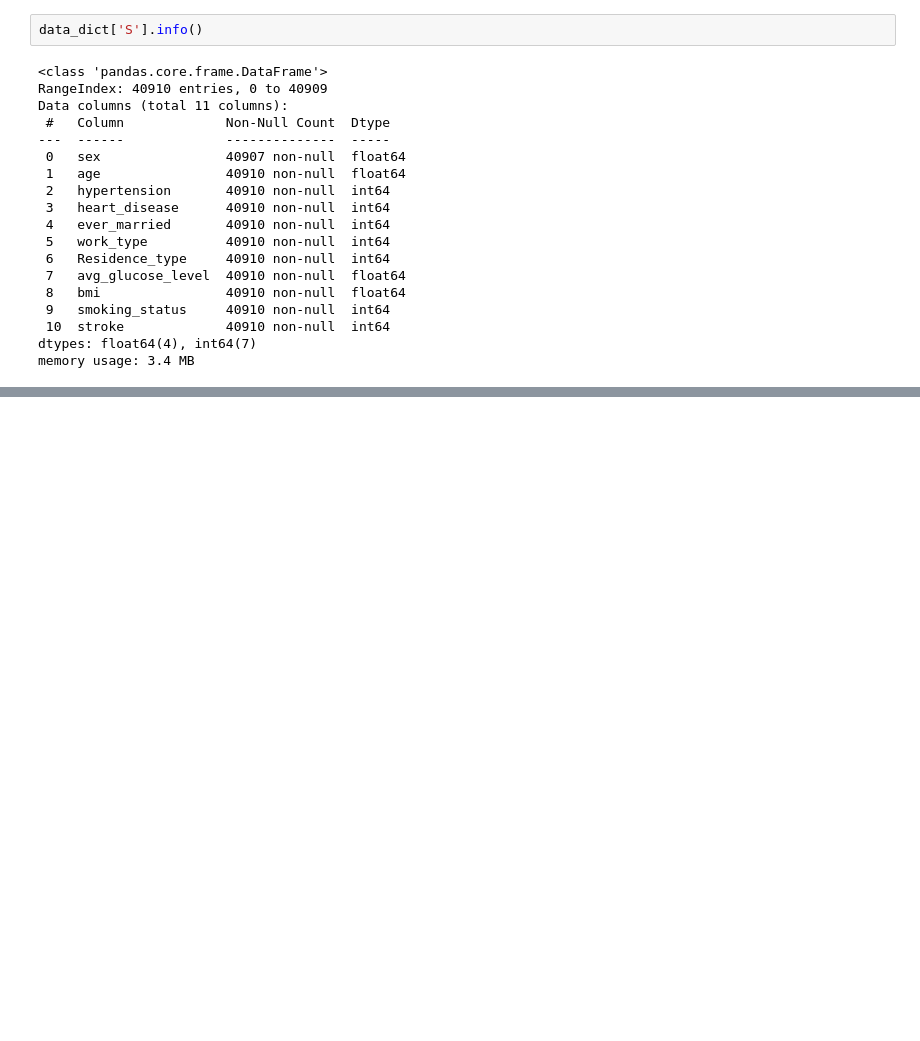
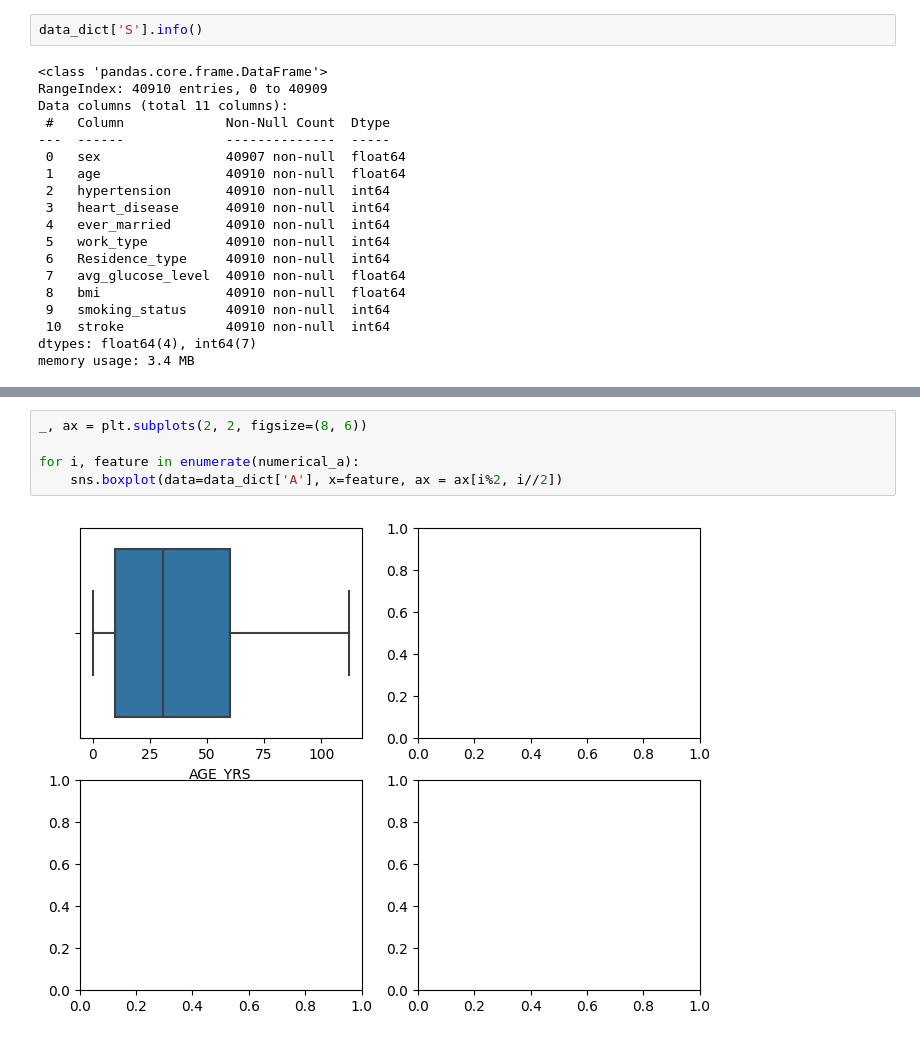
Before and after one commit to wonghorngwoei/FYP_TP055241, a Jupyter notebook: notebook/disease.ipynb, the cells around one changed output, grey strips where cells are left out. Cells and saved outputs as stored; diff of their text form; blank space fills up the shorter version.

```diff
--- a/notebook/disease.ipynb
+++ b/notebook/disease.ipynb
@@ -149,0 +364,7 @@ col_miss
+# %%
+_, ax = plt.subplots(2, 2, figsize=(8, 6))
+
+for i, feature in enumerate(numerical_a):
+    sns.boxplot(data=data_dict['A'], x=feature, ax = ax[i%2, i//2])
+# %% [output]
+[figure, added]
```
Also changed, not shown: parts of 139 cells of this notebook, 3 other files.
